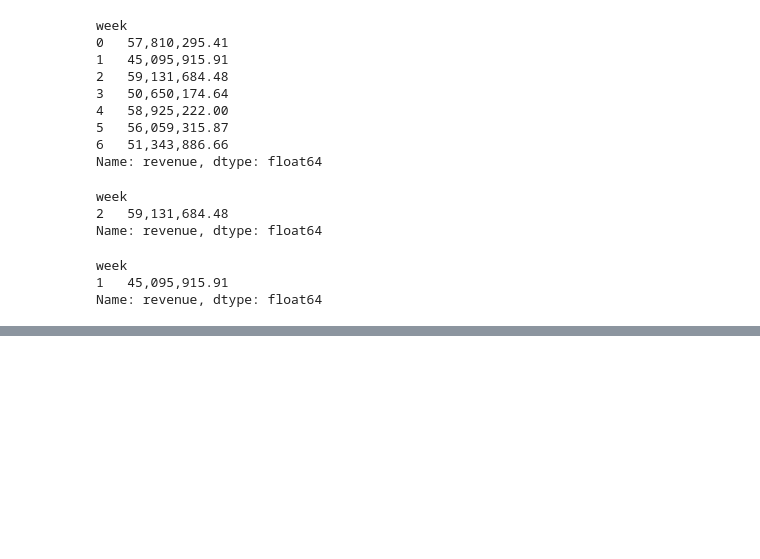
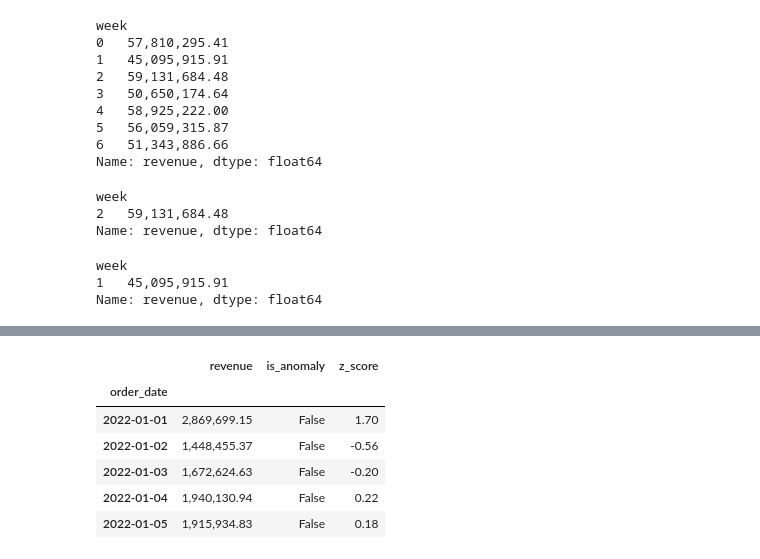
Before and after one commit to piyush8769/messy-ecommerce-analytics-dataset, a Jupyter notebook: Module_3_Data_Transformation.ipynb, the cells around one changed output, grey strips where cells are left out. Drawn from its saved outputs; the diff is of its cells as text; code cells hidden in the pictures; blank space fills up the shorter version.

```diff
--- a/Module_3_Data_Transformation.ipynb
+++ b/Module_3_Data_Transformation.ipynb
@@ -2648,0 +2714,19 @@ Name: revenue, dtype: float64
+# %%
+mean_revenue = anomaly_df['revenue'].mean()
+
+std_revenue = anomaly_df['revenue'].std()
+
+anomaly_df['z_score'] = (
+    (anomaly_df['revenue'] - mean_revenue) /
+    std_revenue
+)
+
+anomaly_df.head()
+# %% [output]
+|  | revenue | is_anomaly | z_score |
+| order_date |  |  |  |
+| 2022-01-01 | 2,869,699.15 | False | 1.70 |
+| 2022-01-02 | 1,448,455.37 | False | -0.56 |
+| 2022-01-03 | 1,672,624.63 | False | -0.20 |
+| 2022-01-04 | 1,940,130.94 | False | 0.22 |
+| 2022-01-05 | 1,915,934.83 | False | 0.18 |
```
Also changed, not shown: parts of 11 cells of this notebook.
